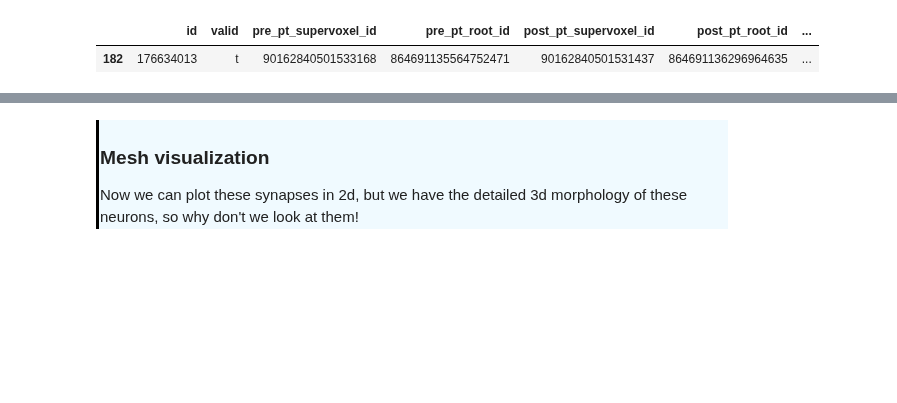
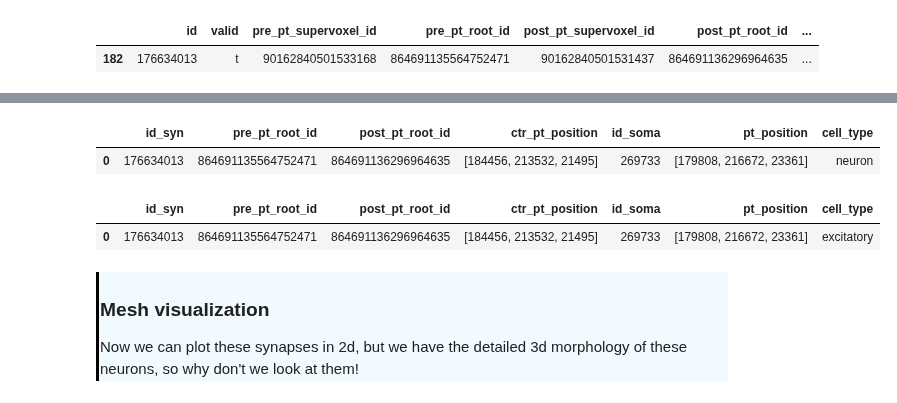
Before and after one commit to AllenInstitute/swdb_2021, a Jupyter notebook: DynamicBrain/EM_Connectome_Intro.ipynb, the cells around one changed output, grey strips where cells are left out. Cells and saved outputs as stored; diff of their text form; code cells hidden in the pictures; blank space fills up the shorter version.

```diff
--- a/DynamicBrain/EM_Connectome_Intro.ipynb
+++ b/DynamicBrain/EM_Connectome_Intro.ipynb
@@ -507,3 +569,50 @@ e_to_neuron_df[e_to_neuron_df.pre_pt_root_id == max_input_neuron]
+# %%
+# merging in the neuron table using 'left' ensures that every row
+# in the first dataframe passed (the synapse table)
+# has at least one entry in the result
+# more than 1 if there is more than one on the 'right'
+# (the second table passed)
+e_to_neuron_soma_df = pd.merge(e_to_neuron_df, neuron_soma_df,
+         left_on='post_pt_root_id',
+         right_on='pt_root_id',
+         how='left',
+         suffixes=['_syn', '_soma'])
+
+# now pt_position is the soma position
+# id_syn is the ID of the synapse
+# id_soma is the ID of the soma that had the matched root_id
+# pt_position is the position of that soma
+e_to_neuron_soma_df[['id_syn',
+                     'pre_pt_root_id',
+                     'post_pt_root_id',
+                     'ctr_pt_position',
+                     'id_soma',
+                     'pt_position',
+                     'cell_type']]
+# %% [output]
+|  | id_syn | pre_pt_root_id | post_pt_root_id | ctr_pt_position | id_soma | pt_position | cell_type |
+| 0 | 176634013 | 864691135564752471 | 864691136296964635 | [184456, 213532, 21495] | 269733 | [179808, 216672, 23361] | neuron |
+# %%
+# let's pick a different cell_type table
+# the E/I call table
+ei_df = client.materialize.query_table('allen_soma_ei_class_model_v1')
+e_to_neuron_ei_df=pd.merge(e_to_neuron_df, ei_df,
+         left_on='post_pt_root_id',
+         right_on='pt_root_id',
+         how='left',
+         suffixes=['_syn', '_soma'])
+# now our cell type column predicts whether this
+# synapse post_synaptic side is excitatory or inhibitory
+e_to_neuron_ei_df[['id_syn',
+                     'pre_pt_root_id',
+                     'post_pt_root_id',
+                     'ctr_pt_position',
+                     'id_soma',
+                     'pt_position',
+                     'cell_type']]
+# %% [output]
+|  | id_syn | pre_pt_root_id | post_pt_root_id | ctr_pt_position | id_soma | pt_position | cell_type |
+| 0 | 176634013 | 864691135564752471 | 864691136296964635 | [184456, 213532, 21495] | 269733 | [179808, 216672, 23361] | excitatory |
 # %% [markdown]
 <div style="border-left: 3px solid #000; padding: 1px; padding-left: 10px; background: #F0FAFF; ">
     <h3>Mesh visualization</h3>
```
Also changed, not shown: parts of 12 cells of this notebook.
